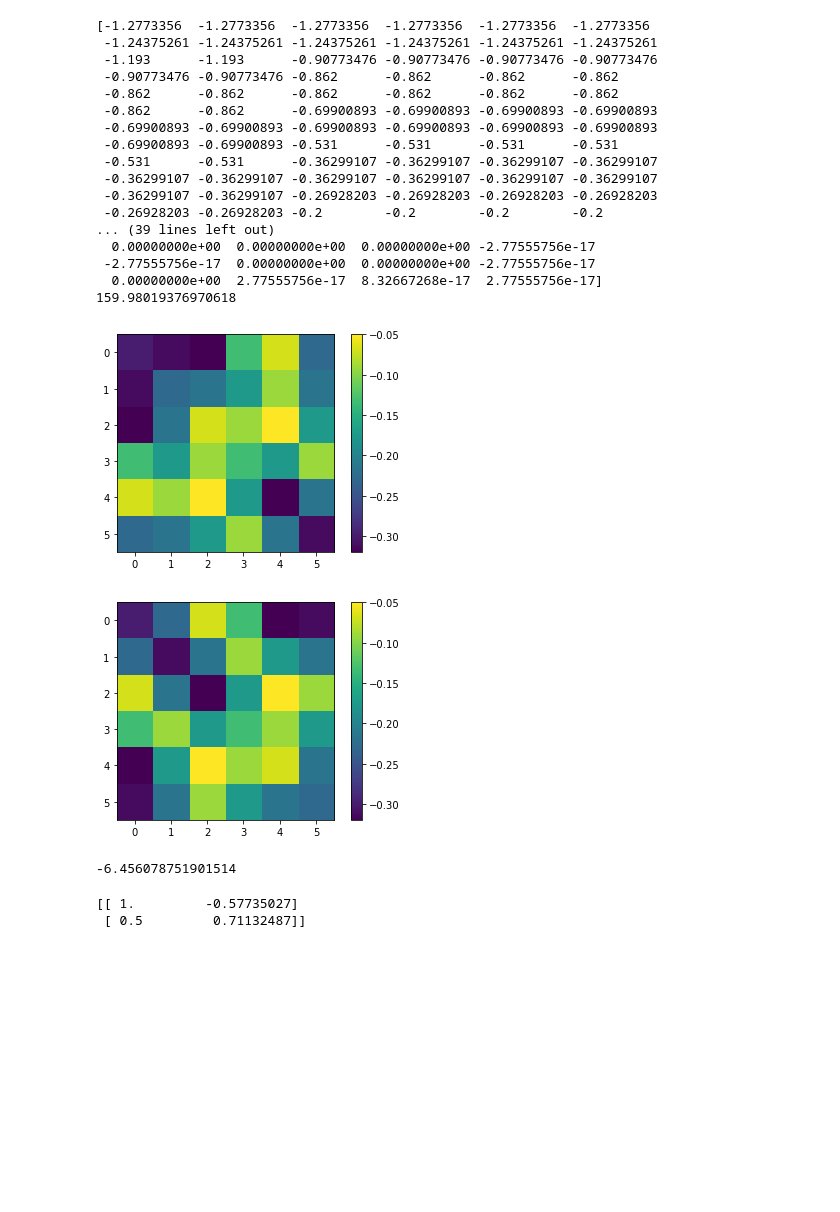
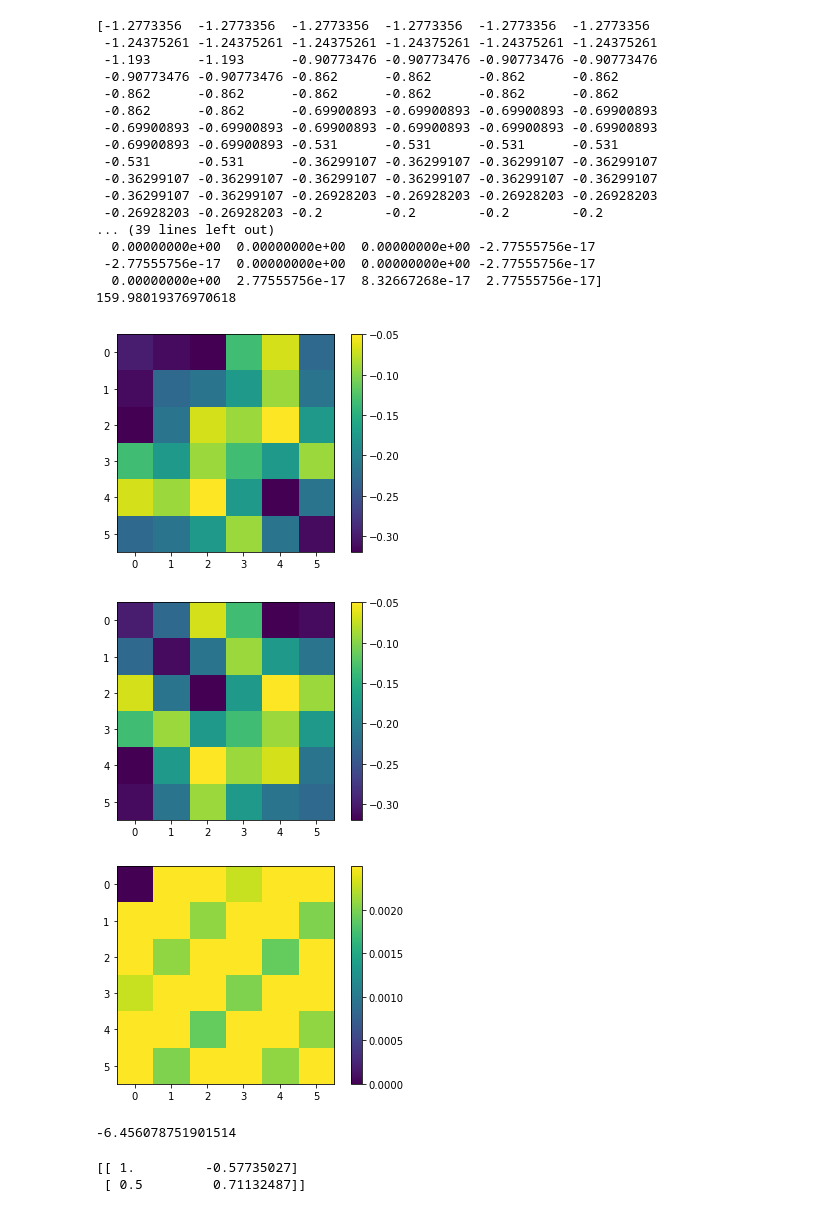
Before and after one commit to nikita-astronaut/XQMC, a Jupyter notebook: code/RPA.ipynb, the cells around one changed output. Drawn from its saved outputs; the diff is of its cells as text; code cells hidden in the pictures; blank space fills up the shorter version.

```diff
--- a/code/RPA.ipynb
+++ b/code/RPA.ipynb
@@ -422,18 +422,25 @@ print(np.sum(np.abs(A.real)))
 # %%
 import matplotlib.pyplot as plt
 plt.imshow(energies_plus[..., 0].real, interpolation='nearest')
 plt.colorbar()
 plt.show()
 
 import matplotlib.pyplot as plt
 plt.imshow(energies_minus[..., 0].real, interpolation='nearest')
 plt.colorbar()
 plt.show()
 
+import matplotlib.pyplot as plt
+plt.imshow(susc_uniform, interpolation='nearest')
+plt.colorbar()
+plt.show()
+
+
 np.sum(energies_minus[..., 0].real)
 # %% [output]
 [figure]
 [figure]
+[figure, added]
 -6.456078751901514
 # %%
 Alat = np.array([[1, 0], [1. / 2., np.sqrt(3) / 2.]])
```
Also changed, not shown: parts of 7 cells of this notebook.
